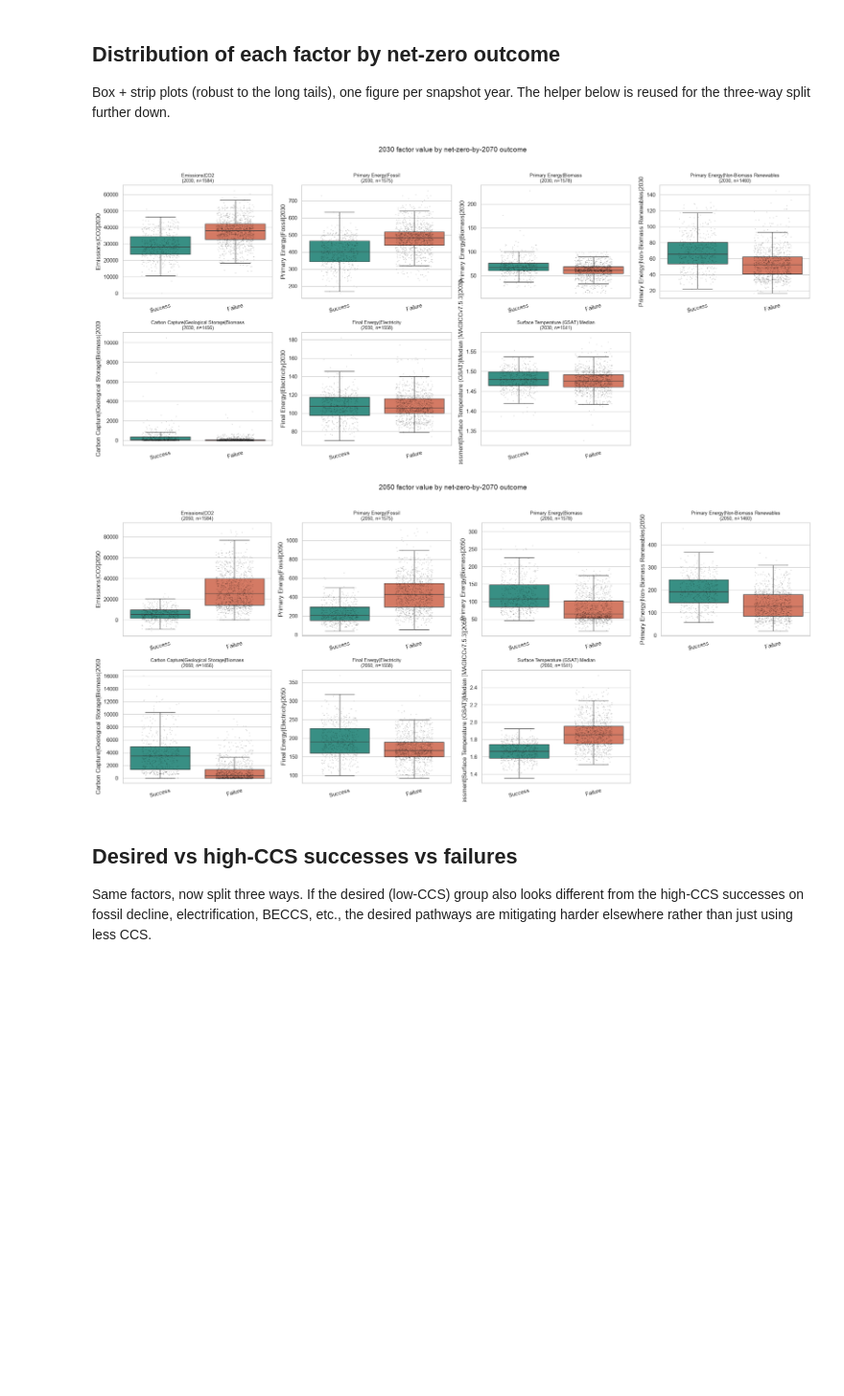
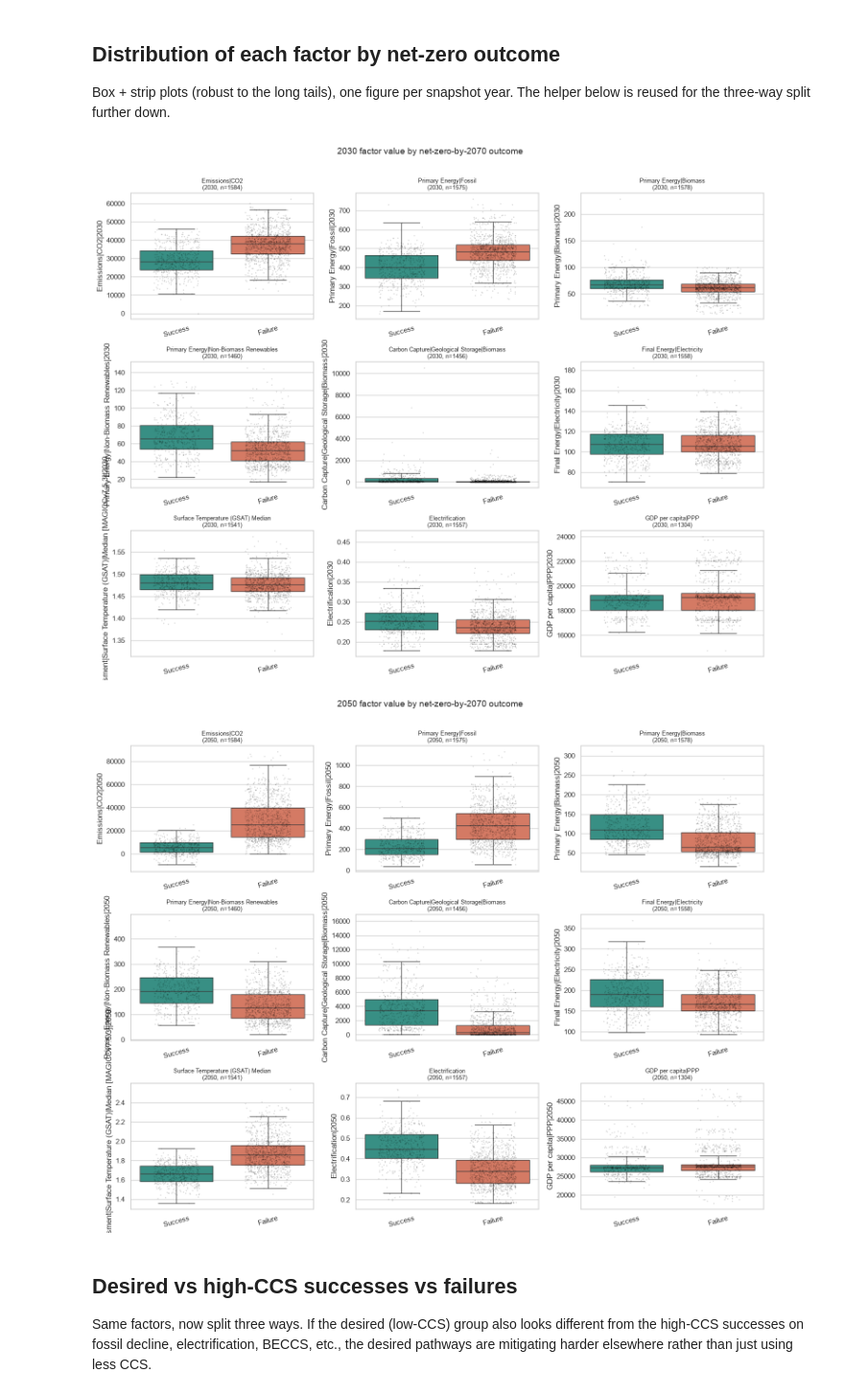
Before and after one commit to lujakockritz/summer_robust_decision_making, a Jupyter notebook: script/antoine_folder/02_descriptive_distributions.ipynb, the cells around one changed output. Shown at 96% size. Saved outputs shown, nothing was run; the diff lists cells and outputs as text; code cells hidden in the pictures; blank space fills up the shorter version.

```diff
--- a/script/antoine_folder/02_descriptive_distributions.ipynb
+++ b/script/antoine_folder/02_descriptive_distributions.ipynb
@@ -6,6 +6,7 @@ distribution at **2030** and at **2050** split by outcome, plus the CO2 trajecto
 the desired region. The point is to see which factors visibly separate the desired pathways
 (net zero by 2070 *and* low CCS reliance) from the rest, and at which horizon.
 # %%
+import math
 import pandas as pd
 import numpy as np
 import matplotlib.pyplot as plt
@@ -21,6 +22,8 @@ FACTORS = [
     "Carbon Capture|Geological Storage|Biomass",
     "Final Energy|Electricity",
     "Climate Assessment|Surface Temperature (GSAT)|Median [MAGICCv7.5.3]",
+    "Electrification",
+    "GDP per capita|PPP",
 ]
 SNAPSHOT_YEARS = [2030, 2050]
 # %%
@@ -93,42 +96,45 @@ def short(v):
 
 
 def factor_grid(year, hue, palette, order, xticklabels, fname, title, strip=True):
-    fig, axes = plt.subplots(2, 4, figsize=(20, 9))
+    n = len(FACTORS)
+    ncols = 3
+    nrows = math.ceil(n / ncols)
+    fig, axes = plt.subplots(nrows, ncols, figsize=(5 * ncols, 4 * nrows))
     axes = axes.flatten()
     for ax, var in zip(axes, FACTORS):
         col = f"{var}|{year}"
-        n = df[col].notna().sum()
+        nobs = df[col].notna().sum()
         sns.boxplot(
             data=df, x=hue, y=col, hue=hue, palette=palette, order=order, hue_order=order,
             ax=ax, legend=False, showfliers=False,
         )
         if strip:
             sns.stripplot(
                 data=df, x=hue, y=col, order=order, ax=ax, color="black",
                 size=1.5, alpha=0.25, jitter=0.25,
             )
-        ax.set_title(f"{short(var)}\n({year}, n={n})", fontsize=9)
+        ax.set_title(f"{short(var)}\n({year}, n={nobs})", fontsize=9)
         ax.set_xlabel("")
         ax.set_xticklabels(xticklabels, rotation=15)
-    for ax in axes[len(FACTORS):]:
+    for ax in axes[n:]:
         ax.set_visible(False)
     fig.suptitle(title, fontsize=14)
-    fig.tight_layout(rect=[0, 0, 1, 0.96])
+    fig.tight_layout(rect=[0, 0, 1, 0.97])
     fig.savefig(fname, dpi=150)
     plt.show()
 
 
 for year in SNAPSHOT_YEARS:
     factor_grid(
         year, hue="group", palette=GROUP_PALETTE,
         order=["Success (NZ ≤ 2070)", "Failure (NZ > 2070 or never)"],
         xticklabels=["Success", "Failure"],
         fname=f"boxplots_{year}.png",
         title=f"{year} factor value by net-zero-by-2070 outcome",
     )
 # %% [output]
-[figure, old version]
+[figure, new version]
-[figure, old version]
+[figure, new version]
 # %% [markdown]
 ## Desired vs high-CCS successes vs failures
 
```
Also changed, not shown: parts of 3 cells of this notebook, 3 other files.
